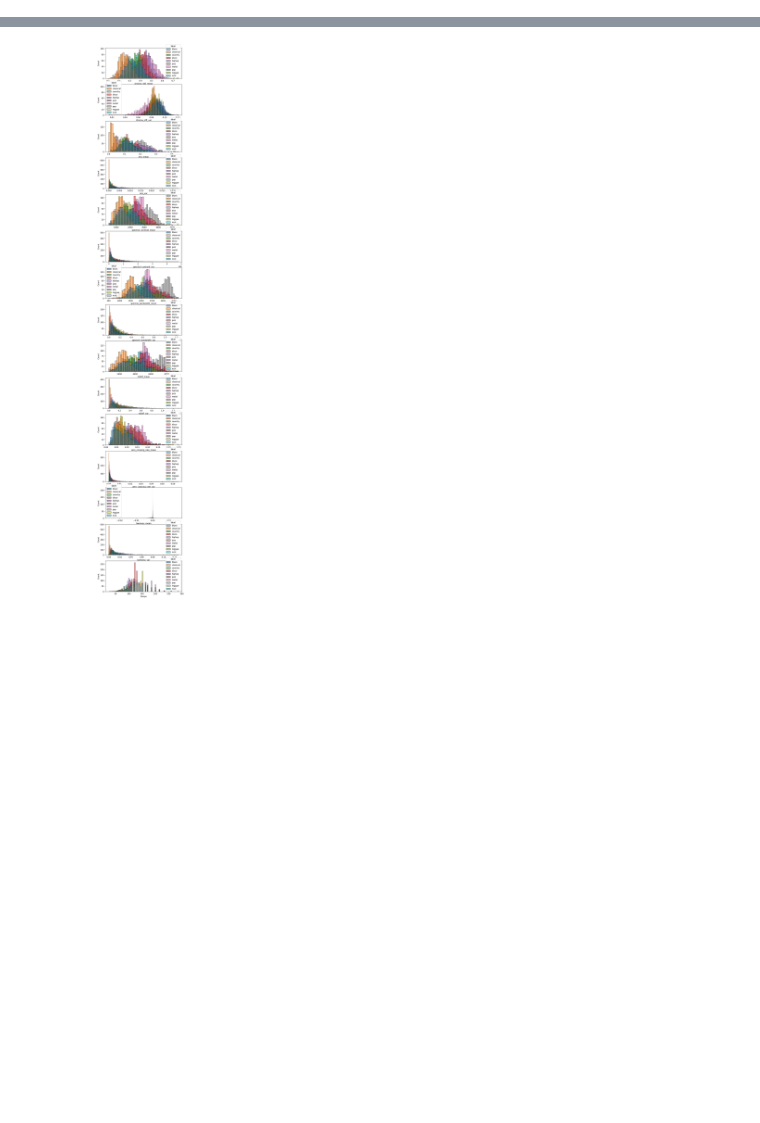
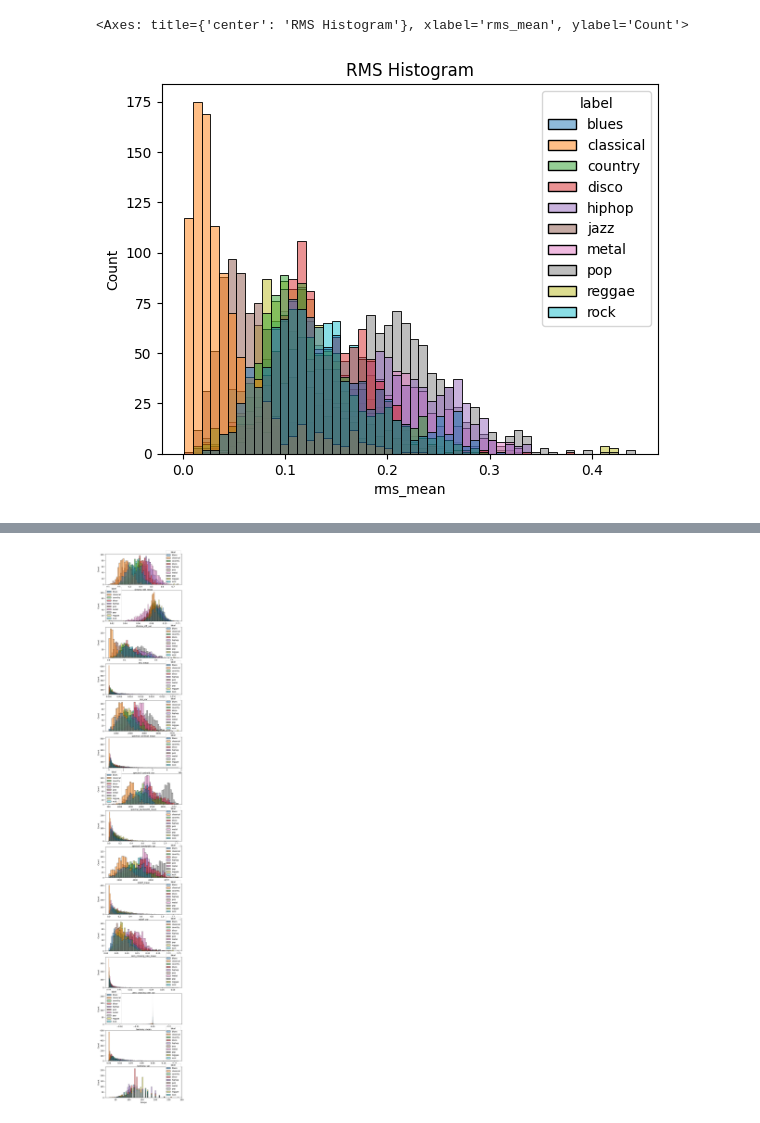
Before and after one commit to OlaAni/Final_Year_Project, a Jupyter notebook: Initial/analysis.ipynb, the cells around one changed output, grey strips where cells are left out. Saved outputs shown, nothing was run; the diff lists cells and outputs as text; code cells hidden in the pictures; blank space fills up the shorter version.

```diff
--- a/Initial/analysis.ipynb
+++ b/Initial/analysis.ipynb
@@ -68,0 +97,6 @@ Text(0.5, 0, 'Genre')
+# %%
+plt.title('RMS Histogram')
+sns.histplot(data=music_data, x='rms_mean', hue='label')
+# %% [output]
+<Axes: title={'center': 'RMS Histogram'}, xlabel='rms_mean', ylabel='Count'>
+[figure, added]
```
Also changed, not shown: parts of 6 cells of this notebook, 16 other files.
